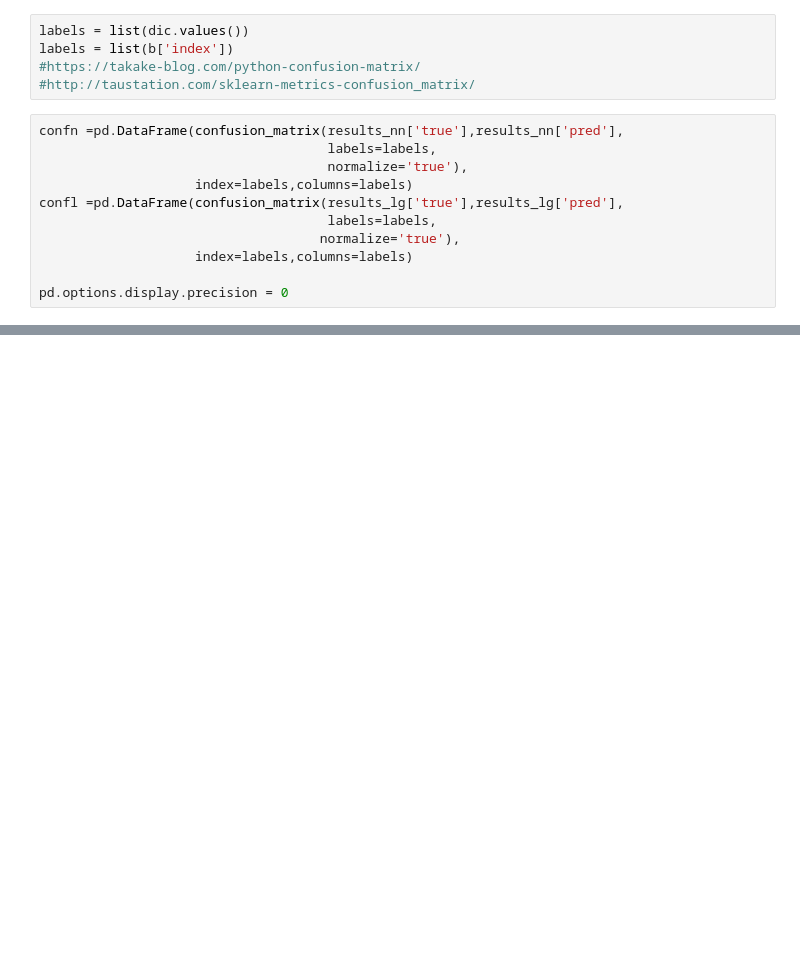
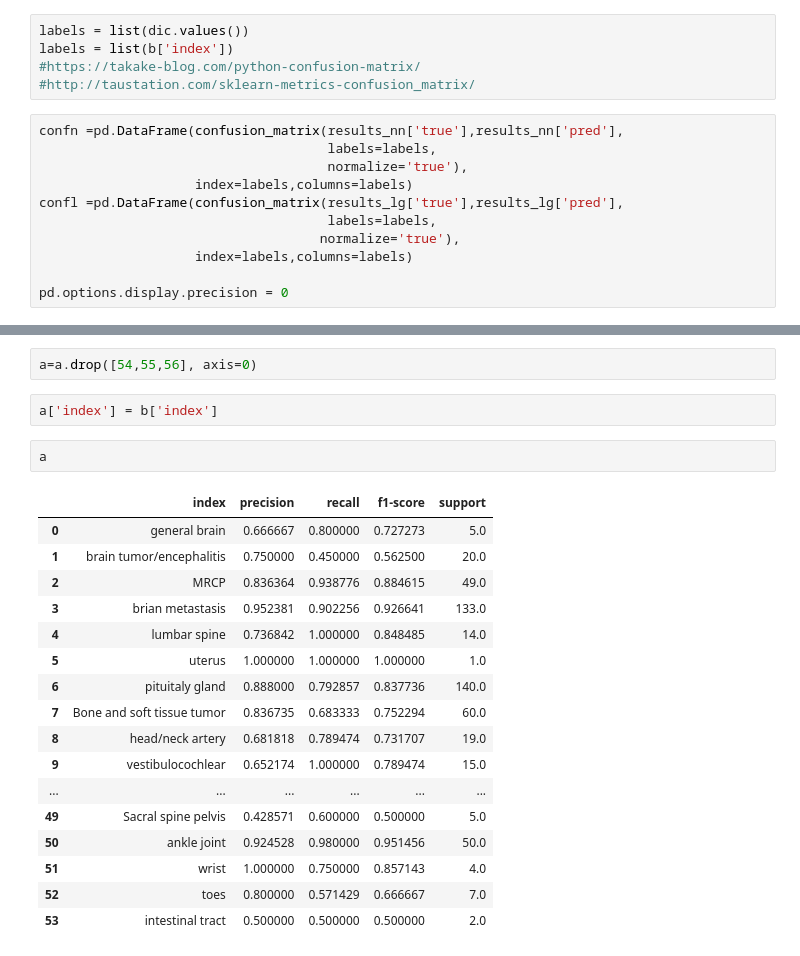
Before and after one commit to mecab-g/MRI, a Jupyter notebook: プロトコール予測/3.3recomendation_comp.ipynb, the cells around one changed output, grey strips where cells are left out. Drawn from its saved outputs; the diff is of its cells as text; blank space fills up the shorter version.

```diff
--- a/プロトコール予測/3.3recomendation_comp.ipynb
+++ b/プロトコール予測/3.3recomendation_comp.ipynb
@@ -780,0 +878,24 @@ plt.savefig('lg_sB_heatmap.png')
+# %%
+a=a.drop([54,55,56], axis=0)
+# %%
+a['index'] = b['index']
+# %%
+a
+# %% [output]
+|  | index | precision | recall | f1-score | support |
+| 0 | general brain | 0.666667 | 0.800000 | 0.727273 | 5.0 |
+| 1 | brain tumor/encephalitis | 0.750000 | 0.450000 | 0.562500 | 20.0 |
+| 2 | MRCP | 0.836364 | 0.938776 | 0.884615 | 49.0 |
+| 3 | brian metastasis | 0.952381 | 0.902256 | 0.926641 | 133.0 |
+| 4 | lumbar spine | 0.736842 | 1.000000 | 0.848485 | 14.0 |
+| 5 | uterus | 1.000000 | 1.000000 | 1.000000 | 1.0 |
+| 6 | pituitaly gland | 0.888000 | 0.792857 | 0.837736 | 140.0 |
+| 7 | Bone and soft tissue tumor | 0.836735 | 0.683333 | 0.752294 | 60.0 |
+| 8 | head/neck artery | 0.681818 | 0.789474 | 0.731707 | 19.0 |
+| 9 | vestibulocochlear | 0.652174 | 1.000000 | 0.789474 | 15.0 |
+| ... | ... | ... | ... | ... | ... |
+| 49 | Sacral spine pelvis | 0.428571 | 0.600000 | 0.500000 | 5.0 |
+| 50 | ankle joint | 0.924528 | 0.980000 | 0.951456 | 50.0 |
+| 51 | wrist | 1.000000 | 0.750000 | 0.857143 | 4.0 |
+| 52 | toes | 0.800000 | 0.571429 | 0.666667 | 7.0 |
+| 53 | intestinal tract | 0.500000 | 0.500000 | 0.500000 | 2.0 |
```
Also changed, not shown: parts of 22 cells of this notebook, 3 other files.
